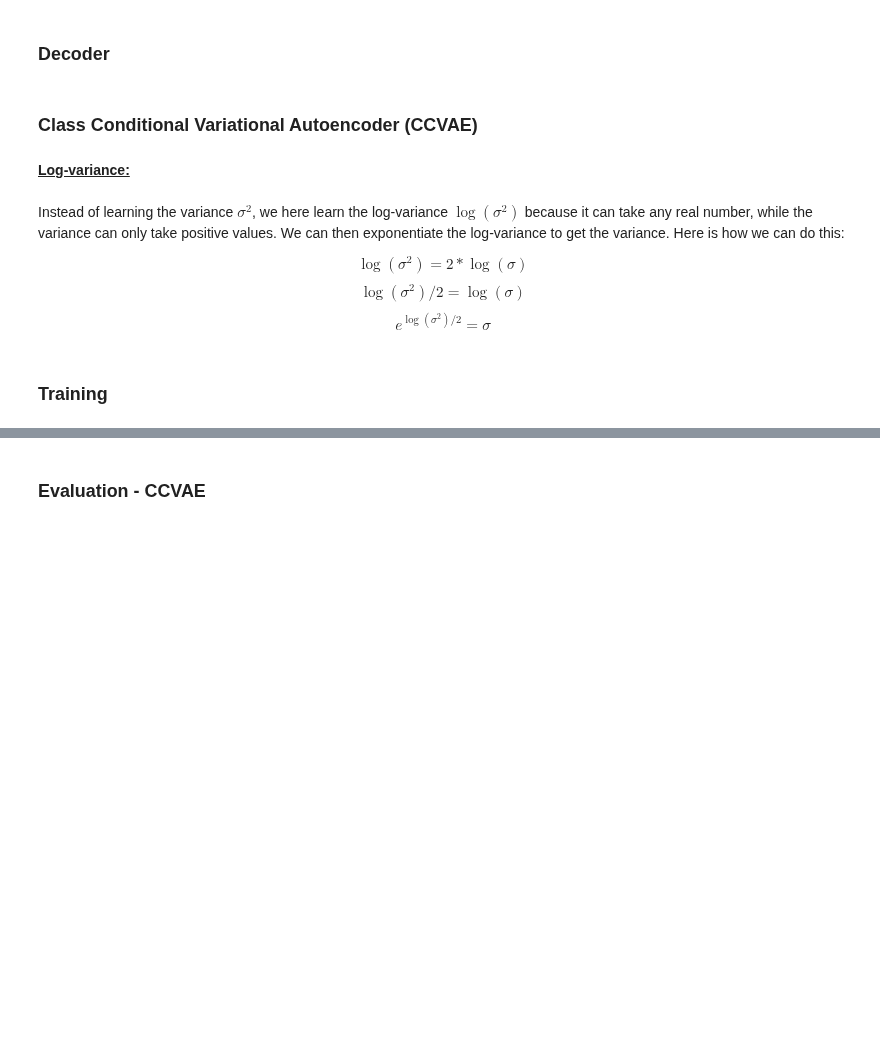
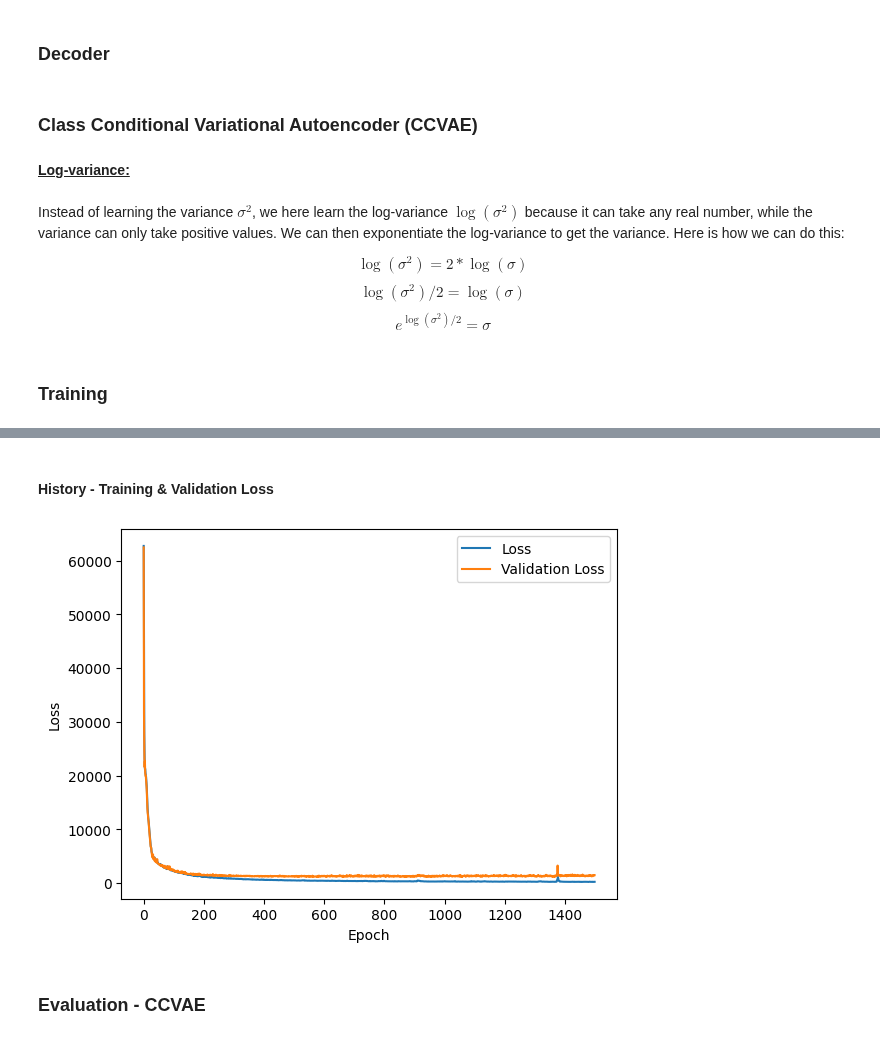
Before and after one commit to sinansoulier/VR-Gesture-Classification, a Jupyter notebook: data_generation.ipynb, the cells around one changed output, grey strips where cells are left out. Saved outputs shown, nothing was run; the diff lists cells and outputs as text; code cells hidden in the pictures; blank space fills up the shorter version.

Commit message:
[Generation] Added training history plot

```diff
--- a/data_generation.ipynb
+++ b/data_generation.ipynb
@@ -103,7 +103,7 @@ class Decoder(nn.Module):
     """
     Class defining the decoder architecture of the VAE.
     """
-    def __init__(self, hidden_dim: int = 2, img_shape: tuple = (72, 114)):
+    def __init__(self, hidden_dim: int = 2, img_shape: tuple[int, int] = (72, 114)):
         super(Decoder, self).__init__()
 
         self.deconv1 = nn.ConvTranspose2d(hidden_dim * 2, hidden_dim * 2, kernel_size=3, stride=2, padding=1, output_padding=1)
@@ -206,7 +206,7 @@ class CCVAE(nn.Module):
 
         return decoded, mu, logvar
 
-    def loss_function(self, x, x_hat, y, mu, logvar):
+    def loss_function(self, x, x_hat, mu, logvar):
         reconstruction_loss = nn.MSELoss()(x_hat, x)
         kld_loss = -0.5 * torch.sum(1 + logvar - mu.pow(2) - logvar.exp())
 
@@ -226,6 +226,8 @@ class CCVAE(nn.Module):
         n_train_batches = X_train.shape[0] // batch_size
         n_val_batches = X_val.shape[0] // batch_size
 
+        history = pd.DataFrame(columns=['loss', 'val_loss'])
+
         print('Training on {} batches, validating on {} batches'.format(n_train_batches, n_val_batches))
 
         for epoch in tqdm(range(epochs)):
@@ -235,7 +237,7 @@ class CCVAE(nn.Module):
                 x = x.to(DEVICE).unsqueeze(1)
                 y = y.to(DEVICE)
                 x_hat, mu, logvar = self(x, y)
-                loss = self.loss_function(x, x_hat, y, mu, logvar)
+                loss = self.loss_function(x, x_hat, mu, logvar)
 
                 optimizer.zero_grad()
                 loss.backward()
@@ -252,12 +254,16 @@ class CCVAE(nn.Module):
                     x = x.to(DEVICE).unsqueeze(1)
                     y = y.to(DEVICE)
                     x_hat, mu, logvar = self(x, y)
-                    val_loss = self.loss_function(x, x_hat, y, mu, logvar)
+                    val_loss = self.loss_function(x, x_hat, mu, logvar)
 
                     mean_val_loss += val_loss.item()
 
                 mean_val_loss /= n_val_batches
                 print('epoch [{}/{}] loss: {:.2f} | validation Loss: {:.2f}                         '.format(epoch+1, epochs, mean_loss, mean_val_loss), end='\r')
+
+            history.loc[epoch] = [mean_loss, mean_val_loss]
+
+        self.history = history
 
     def evaluate(self, X_test, y_test, batch_size: int = 32):
         self.eval()
@@ -268,11 +274,19 @@ class CCVAE(nn.Module):
                 x = x.to(DEVICE).unsqueeze(1)
                 y = y.to(DEVICE)
                 x_hat, z_mu, z_logvar = self(x, y)
-                test_mean_loss = self.loss_function(x_hat, x, y, z_mu, z_logvar)
+                test_mean_loss = self.loss_function(x_hat, x, z_mu, z_logvar)
                 test_mean_loss += test_mean_loss.item()
 
         test_mean_loss = test_mean_loss / n_test_batches
         print(f"Test loss: {test_mean_loss:.4f}")
+
+    def plot_history(self):
+        plt.plot(self.history['loss'], label='loss')
+        plt.plot(self.history['val_loss'], label='val_loss')
+        plt.legend(['Loss', 'Validation Loss'])
+        plt.ylabel('Loss')
+        plt.xlabel('Epoch')
+        plt.show()
 # %% [markdown]
 ### Training
 # %%
@@ -291,3 +305,9 @@ epoch [1500/1500] loss: 219.73 | validation Loss: 1220.40
+# %% [markdown]
+#### History - Training & Validation Loss
+# %%
+ccvae.plot_history()
+# %% [output]
+[figure, added]
 # %% [markdown]
 ### Evaluation - CCVAE
 # %%
```
Also changed, not shown: parts of 6 cells of this notebook.
